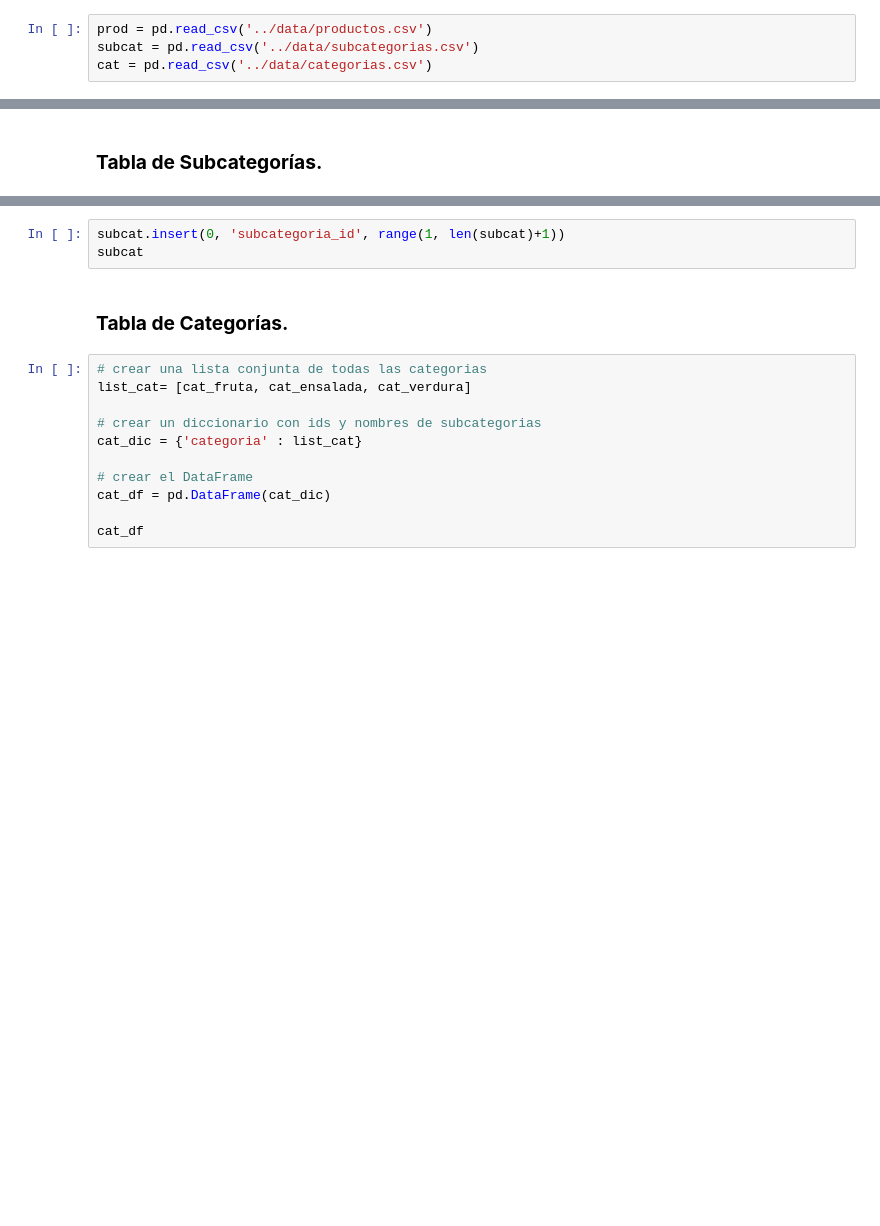
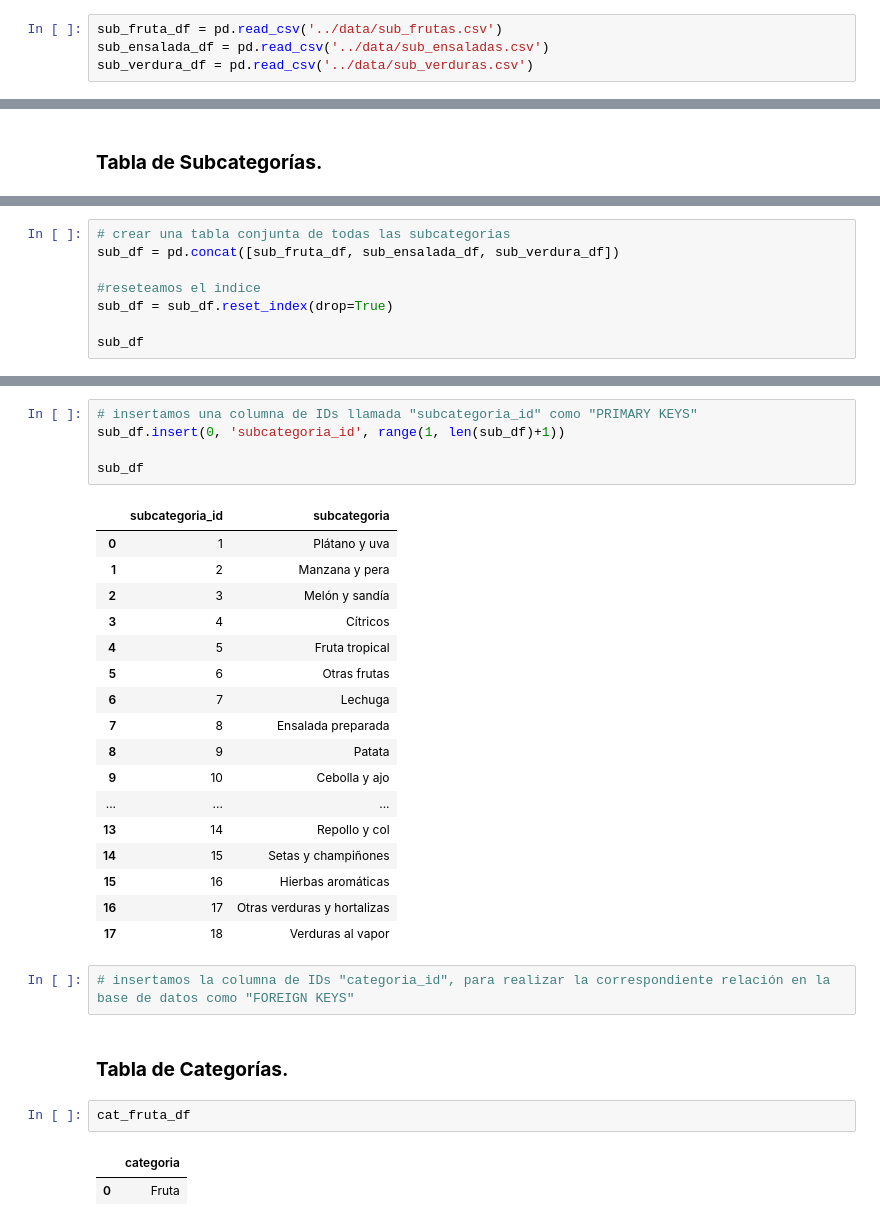
Before and after one commit to dapafer/ETL-process, a Jupyter notebook: src/mercadona_data_transform.ipynb, the cells around one changed output, grey strips where cells are left out. Drawn from its saved outputs; the diff is of its cells as text; blank space fills up the shorter version.

```diff
--- a/src/mercadona_data_transform.ipynb
+++ b/src/mercadona_data_transform.ipynb
@@ -19,4 +13,4 @@ cat
 # %%
-prod = pd.read_csv('../data/productos.csv')
-subcat = pd.read_csv('../data/subcategorias.csv')
-cat = pd.read_csv('../data/categorias.csv')
+sub_fruta_df = pd.read_csv('../data/sub_frutas.csv')
+sub_ensalada_df = pd.read_csv('../data/sub_ensaladas.csv')
+sub_verdura_df = pd.read_csv('../data/sub_verduras.csv')
@@ -53,0 +156,8 @@ subcat_df
+# %%
+# crear una tabla conjunta de todas las subcategorias
+sub_df = pd.concat([sub_fruta_df, sub_ensalada_df, sub_verdura_df])
+
+#reseteamos el indice
+sub_df = sub_df.reset_index(drop=True)
+
+sub_df
@@ -54,16 +182,32 @@ subcat_df
 # %%
-subcat.insert(0, 'subcategoria_id', range(1, len(subcat)+1))
-subcat
+# insertamos una columna de IDs llamada "subcategoria_id" como "PRIMARY KEYS"
+sub_df.insert(0, 'subcategoria_id', range(1, len(sub_df)+1))
+
+sub_df
+# %% [output]
+|  | subcategoria_id | subcategoria |
+| 0 | 1 | Plátano y uva |
+| 1 | 2 | Manzana y pera |
+| 2 | 3 | Melón y sandía |
+| 3 | 4 | Cítricos |
+| 4 | 5 | Fruta tropical |
+| 5 | 6 | Otras frutas |
+| 6 | 7 | Lechuga |
+| 7 | 8 | Ensalada preparada |
+| 8 | 9 | Patata |
+| 9 | 10 | Cebolla y ajo |
+| ... | ... | ... |
+| 13 | 14 | Repollo y col |
+| 14 | 15 | Setas y champiñones |
+| 15 | 16 | Hierbas aromáticas |
+| 16 | 17 | Otras verduras y hortalizas |
+| 17 | 18 | Verduras al vapor |
+# %%
+# insertamos la columna de IDs "categoria_id", para realizar la correspondiente relación en la base de datos como "FOREIGN KEYS"
 # %% [markdown]
 ### **Tabla de Categorías.**
-# %%
-# crear una lista conjunta de todas las categorias
-list_cat= [cat_fruta, cat_ensalada, cat_verdura]
-
-# crear un diccionario con ids y nombres de subcategorias
-cat_dic = {'categoria' : list_cat}
-
-# crear el DataFrame
-cat_df = pd.DataFrame(cat_dic)
-
-cat_df
+# %%
+cat_fruta_df
+# %% [output]
+|  | categoria |
+| 0 | Fruta |
```
Also changed, not shown: parts of 23 cells of this notebook, 1 other file.
